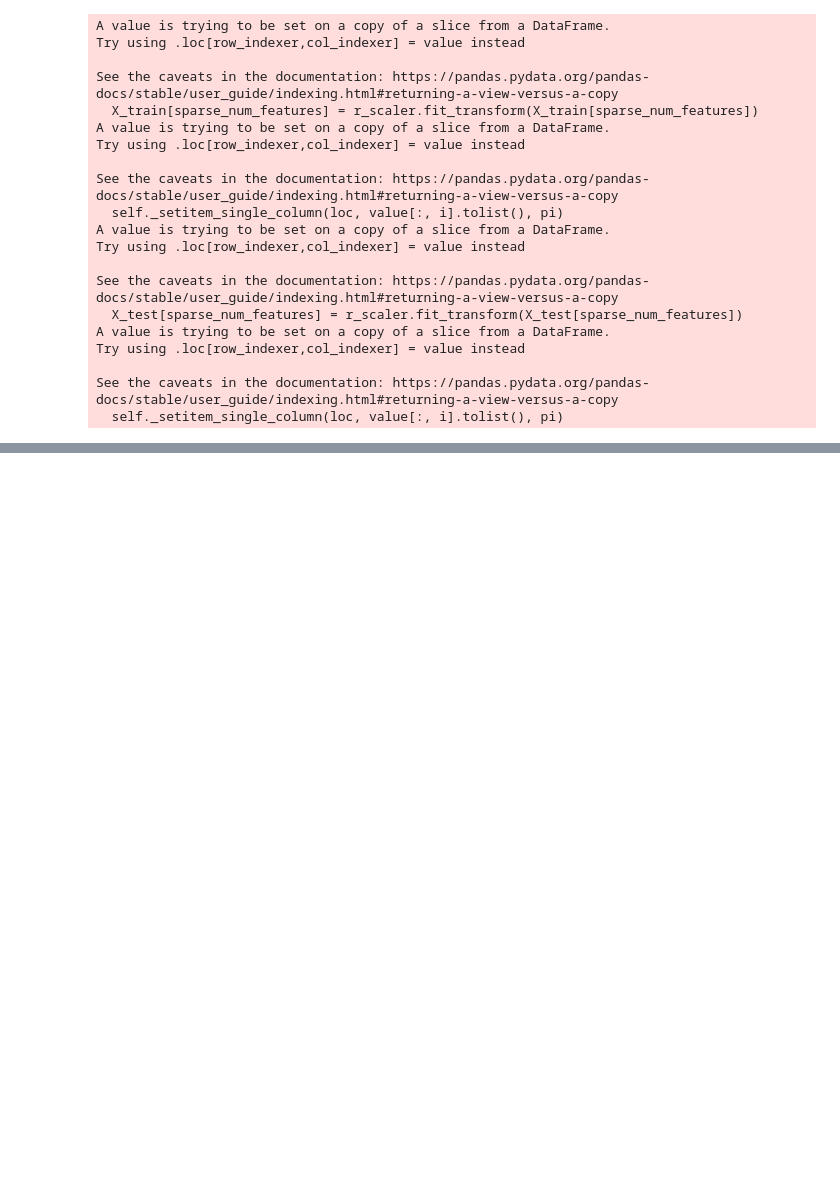
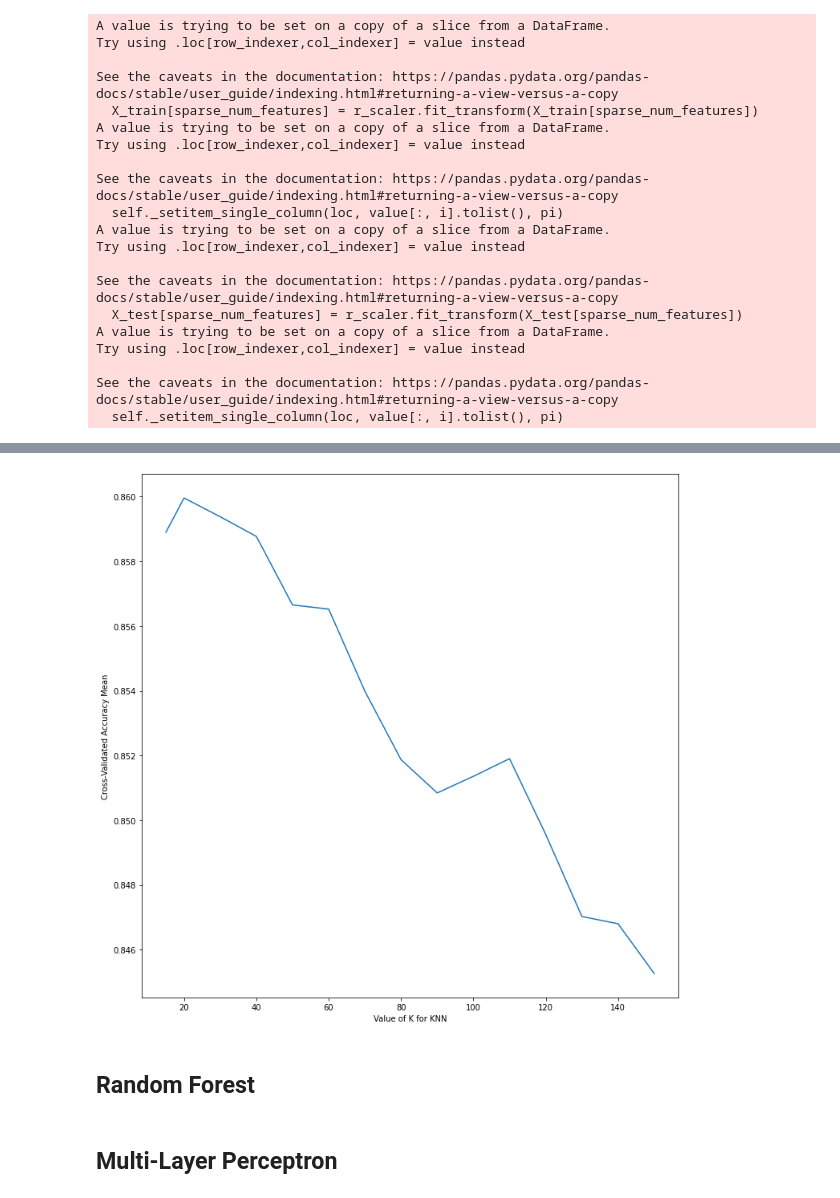
Before and after one commit to CatarinaGomes/PCS5024, a Jupyter notebook: project_01/uci-adult-repository.ipynb, the cells around one changed output, grey strips where cells are left out. Saved outputs shown, nothing was run; the diff lists cells and outputs as text; code cells hidden in the pictures; blank space fills up the shorter version.

Commit message:
select best knn number

```diff
--- a/project_01/uci-adult-repository.ipynb
+++ b/project_01/uci-adult-repository.ipynb
@@ -574,0 +584,30 @@ See the caveats in the documentation: https://pandas.pydata.org/pandas-docs/stab
+# %%
+# Number of neighbors to be tested
+neighbors = [15, 20, 30, 40, 50, 60, 70, 80, 90, 100, 110, 120, 130, 140, 150]
+
+# Dict to store the accuracy for each k-n
+neighbors_scores = {}
+# %%
+for n_neighbors in neighbors:
+    # Get the mean accuracy for each model
+    score = cross_val_score(KNeighborsClassifier(n_neighbors=n_neighbors), X_train, Y_train, cv = 5, scoring="accuracy").mean() #cv = 5 uses 5-fold cross validation
+
+    # Guarda essa acurácia
+    neighbors_scores[n_neighbors] = score
+# %%
+# Plot to see the accuracy of different k-neighbors
+
+lists = sorted(neighbors_scores.items()) # sort dict by key, return a list of tuples
+
+x, y = zip(*lists) # unpack a list of pairs into two tuples
+
+plt.plot(x, y)
+plt.xlabel('Value of K for KNN')
+plt.ylabel('Cross-Validated Accuracy Mean')
+plt.show()
+# %% [output]
+[figure, added]
+# %% [markdown]
+## Random Forest
+# %% [markdown]
+## Multi-Layer Perceptron
```
Also changed, not shown: parts of 4 cells of this notebook.
